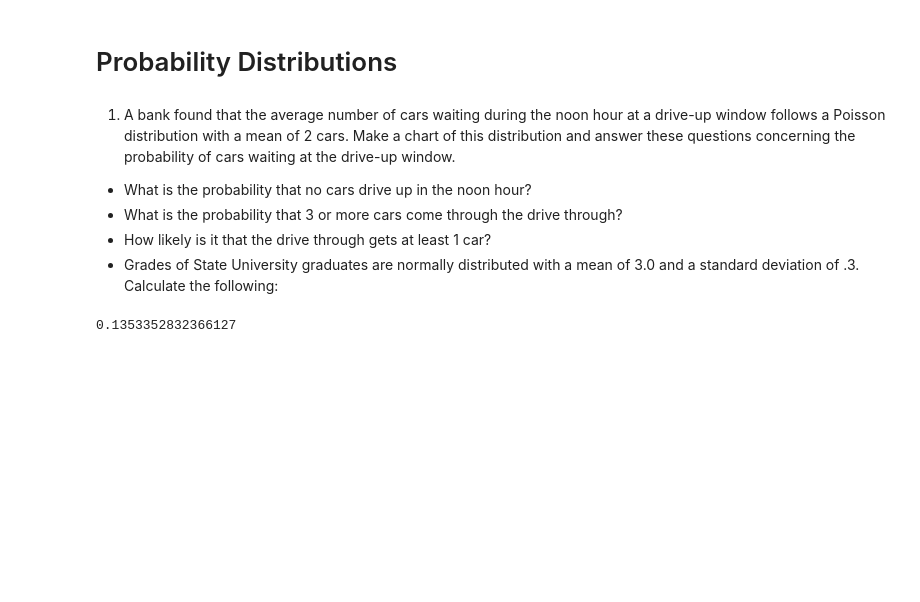
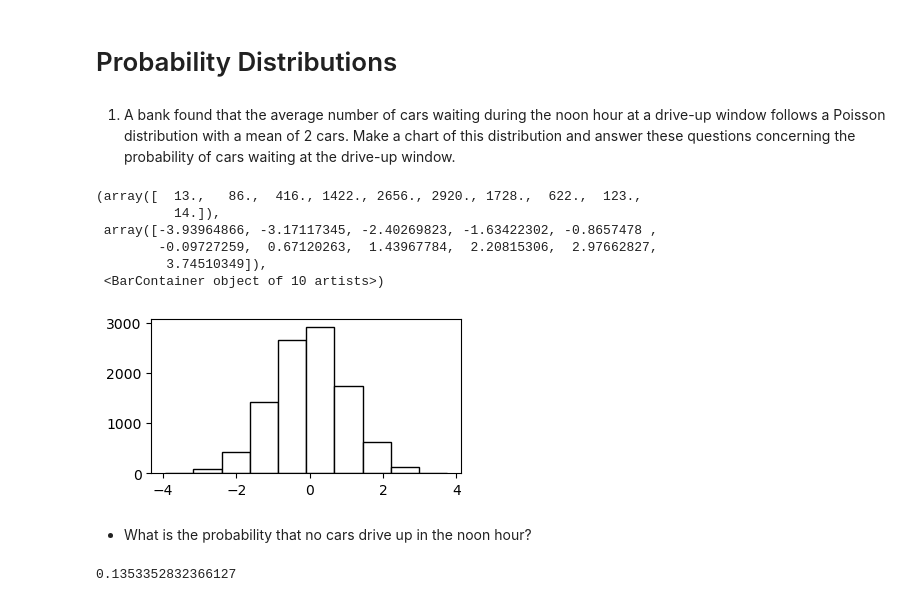
Before and after one commit to MigashaneVictoire/statistics-exercises, a Jupyter notebook: probability_distributions.ipynb, the cells around one changed output. Drawn from its saved outputs; the diff is of its cells as text; code cells hidden in the pictures; blank space fills up the shorter version.

```diff
--- a/probability_distributions.ipynb
+++ b/probability_distributions.ipynb
@@ -11,11 +11,24 @@ np.random.seed(234)
 iterations = 100
 # %% [markdown]
 1. A bank found that the average number of cars waiting during the noon hour at a drive-up window follows a Poisson distribution with a mean of 2 cars. Make a chart of this distribution and answer these questions concerning the probability of cars waiting at the drive-up window.
-
-- What is the probability that no cars drive up in the noon hour?
-- What is the probability that 3 or more cars come through the drive through?
-- How likely is it that the drive through gets at least 1 car?
-- Grades of State University graduates are normally distributed with a mean of 3.0 and a standard deviation of .3. Calculate the following:
+# %%
+cars_at_drive_up = st.randint(1,11) # create random discret cars
+# cars_at_drive_up = np.arange(1,11)
+
+x= st.norm.rvs(size=10000)
+# %%
+plt.figure(figsize=(4,2))
+plt.hist(x, color="w", edgecolor="black")
+# %% [output]
+(array([  13.,   86.,  416., 1422., 2656., 2920., 1728.,  622.,  123.,
+          14.]),
+ array([-3.93964866, -3.17117345, -2.40269823, -1.63422302, -0.8657478 ,
+        -0.09727259,  0.67120263,  1.43967784,  2.20815306,  2.97662827,
+         3.74510349]),
+ <BarContainer object of 10 artists>)
+[figure, added]
+# %% [markdown]
+- What is the probability that no cars drive up in the noon hour?
 # %%
 # the poisson distribution takes a mean
 poisson_cars_at_drive_up = st.poisson(2)
```
Also changed, not shown: parts of 13 cells of this notebook.
